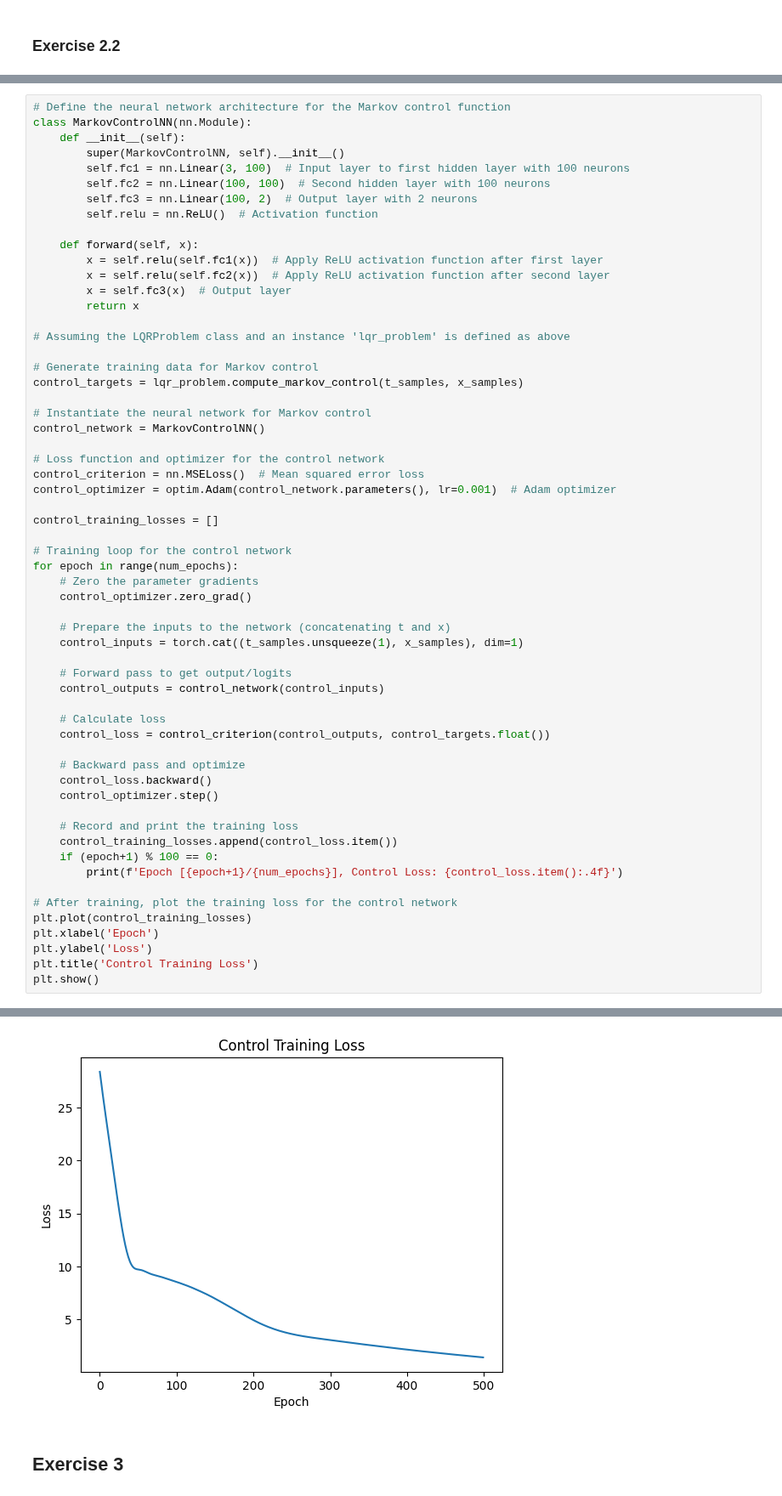
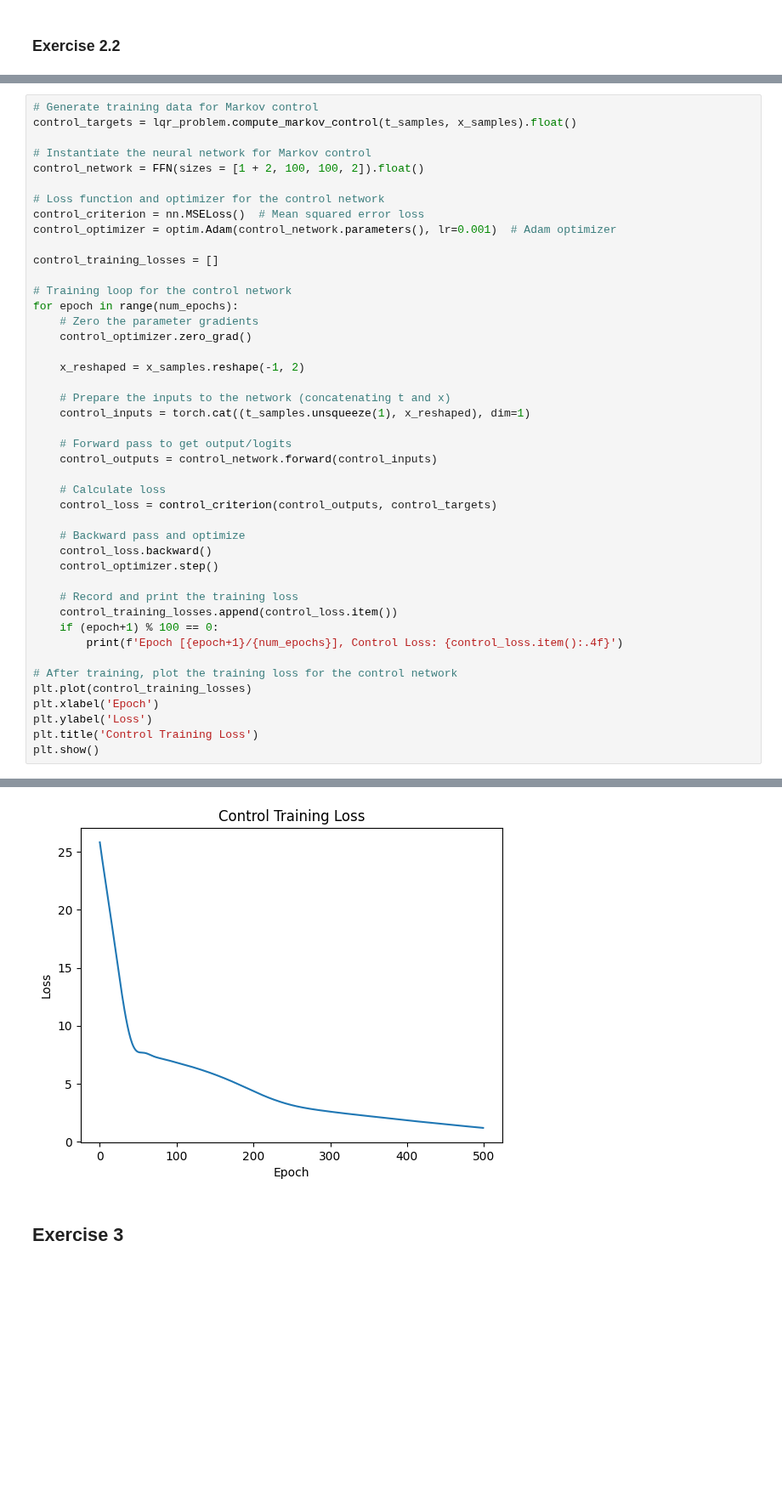
Before and after one commit to Kian-P/SCDAA, a Jupyter notebook: SCDAA-CW.ipynb, the cells around one changed output, grey strips where cells are left out. Shown at 85% size. Cells and saved outputs as stored; diff of their text form; blank space fills up the shorter version.

```diff
--- a/SCDAA-CW.ipynb
+++ b/SCDAA-CW.ipynb
@@ -424,26 +502,9 @@ Epoch [500/500], Loss: 250.8825
 # %%
-# Define the neural network architecture for the Markov control function
-class MarkovControlNN(nn.Module):
-    def __init__(self):
-        super(MarkovControlNN, self).__init__()
-        self.fc1 = nn.Linear(3, 100)  # Input layer to first hidden layer with 100 neurons
-        self.fc2 = nn.Linear(100, 100)  # Second hidden layer with 100 neurons
-        self.fc3 = nn.Linear(100, 2)  # Output layer with 2 neurons
-        self.relu = nn.ReLU()  # Activation function
-
-    def forward(self, x):
-        x = self.relu(self.fc1(x))  # Apply ReLU activation function after first layer
-        x = self.relu(self.fc2(x))  # Apply ReLU activation function after second layer
-        x = self.fc3(x)  # Output layer
-        return x
-
-# Assuming the LQRProblem class and an instance 'lqr_problem' is defined as above
-
 # Generate training data for Markov control
-control_targets = lqr_problem.compute_markov_control(t_samples, x_samples)
+control_targets = lqr_problem.compute_markov_control(t_samples, x_samples).float()
 
 # Instantiate the neural network for Markov control
-control_network = MarkovControlNN()
+control_network = FFN(sizes = [1 + 2, 100, 100, 2]).float()
 
 # Loss function and optimizer for the control network
 control_criterion = nn.MSELoss()  # Mean squared error loss
@@ -456,14 +517,16 @@ for epoch in range(num_epochs):
     # Zero the parameter gradients
     control_optimizer.zero_grad()
 
+    x_reshaped = x_samples.reshape(-1, 2)
+
     # Prepare the inputs to the network (concatenating t and x)
-    control_inputs = torch.cat((t_samples.unsqueeze(1), x_samples), dim=1)
+    control_inputs = torch.cat((t_samples.unsqueeze(1), x_reshaped), dim=1)
 
     # Forward pass to get output/logits
-    control_outputs = control_network(control_inputs)
+    control_outputs = control_network.forward(control_inputs)
 
     # Calculate loss
-    control_loss = control_criterion(control_outputs, control_targets.float())
+    control_loss = control_criterion(control_outputs, control_targets)
 
     # Backward pass and optimize
     control_loss.backward()
@@ -489,4 +552,4 @@ Epoch [500/500], Control Loss: 1.4030
-[figure, old version]
+[figure, new version]
 # %% [markdown]
 ## Exercise 3
 # %% [markdown]
```
Also changed, not shown: parts of 5 cells of this notebook.
